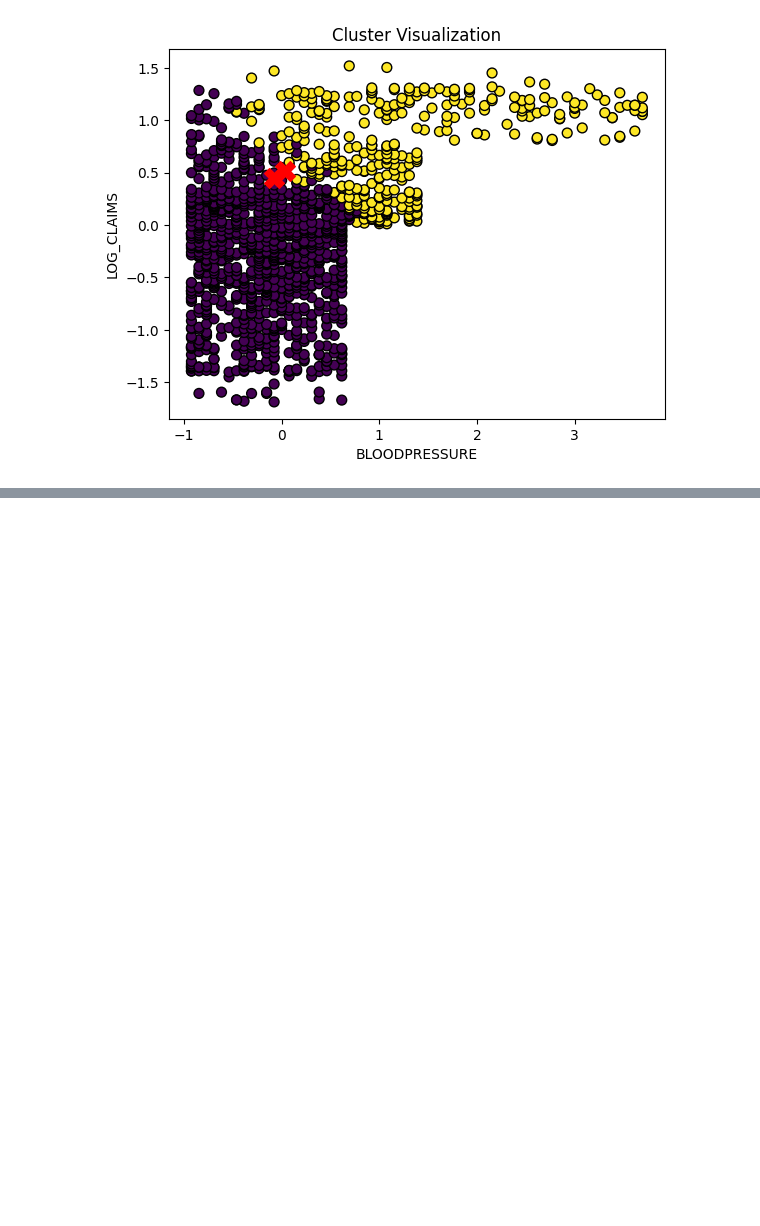
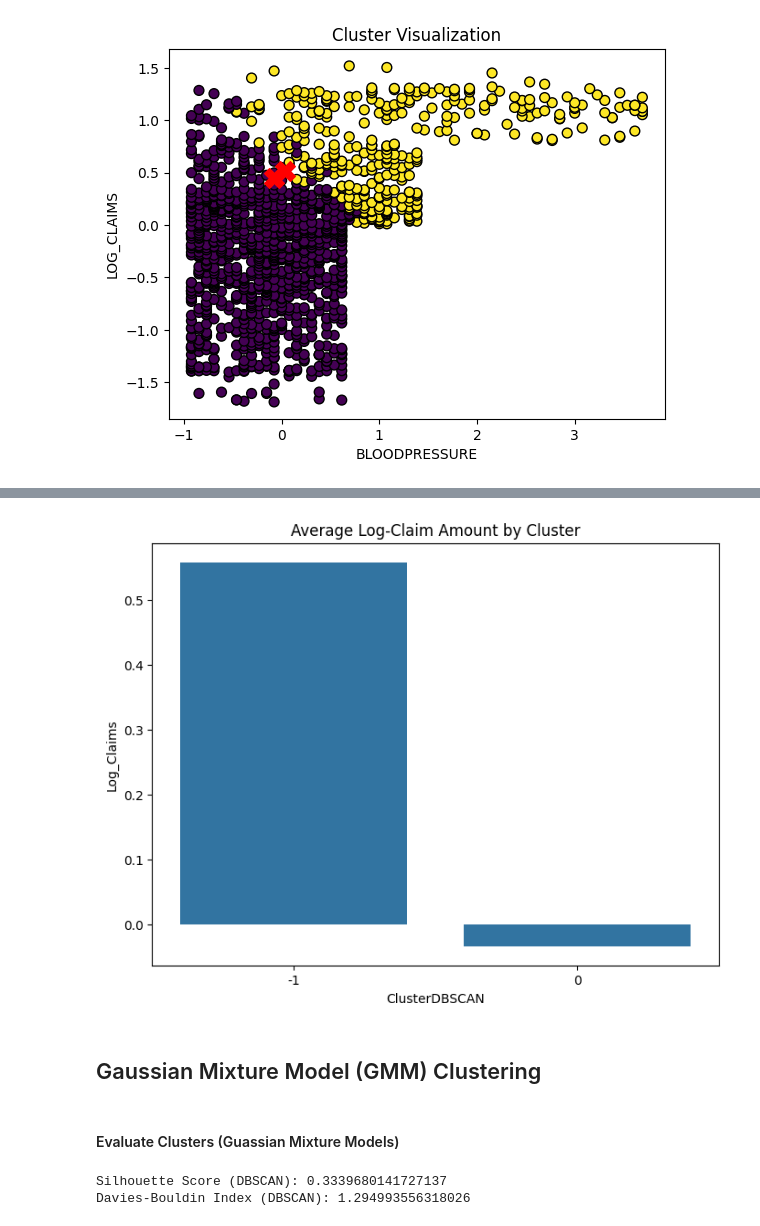
Before and after one commit to kauswade/T10-AlgoThinkers-Health-Insurance-Data-Clustering, a Jupyter notebook: health_insurance_model_pipeline.ipynb, the cells around one changed output, grey strips where cells are left out. Saved outputs shown, nothing was run; the diff lists cells and outputs as text; code cells hidden in the pictures; blank space fills up the shorter version.

```diff
--- a/health_insurance_model_pipeline.ipynb
+++ b/health_insurance_model_pipeline.ipynb
@@ -490,0 +543,12 @@ plt.show()
+# %%
+# Bar plot for average log-claim by cluster
+cluster_avg_claim = df.groupby('ClusterDBSCAN')['Log_Claims'].mean().reset_index()
+
+plt.figure(figsize=(8, 6))
+sns.barplot(x='ClusterDBSCAN', y='Log_Claims', data=cluster_avg_claim)
+plt.title('Average Log-Claim Amount by Cluster')
+plt.show()
+# %% [output]
+[figure, added]
+# %% [markdown]
+## Gaussian Mixture Model (GMM) Clustering
@@ -490,0 +569,11 @@ plt.show()
+# %% [markdown]
+#### Evaluate Clusters (Guassian Mixture Models)
+# %%
+silhouette_avg_gmm = metrics.silhouette_score(df, ClusterGMM)
+davies_bouldin_gmm = metrics.davies_bouldin_score(df, ClusterGMM)
+
+print("Silhouette Score (DBSCAN):", silhouette_avg_gmm)
+print("Davies-Bouldin Index (DBSCAN):", davies_bouldin_gmm)
+# %% [output]
+Silhouette Score (DBSCAN): 0.3339680141727137
+Davies-Bouldin Index (DBSCAN): 1.294993556318026
```
Also changed, not shown: parts of 20 cells of this notebook.
